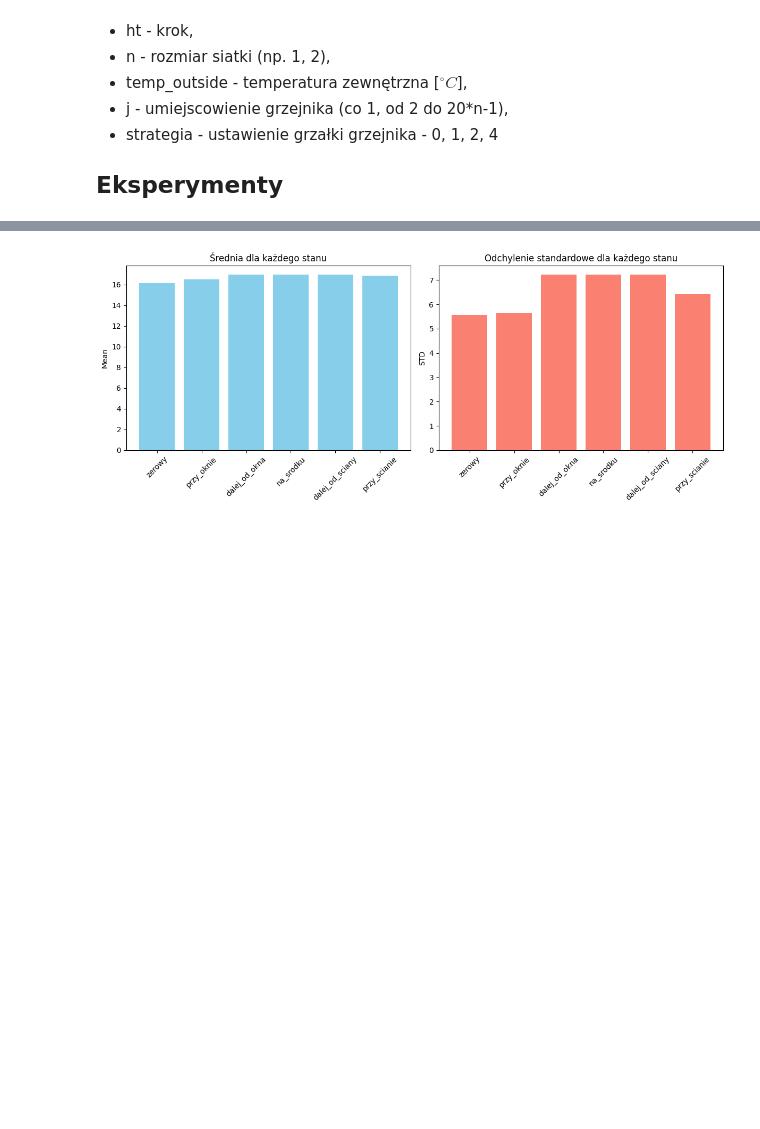
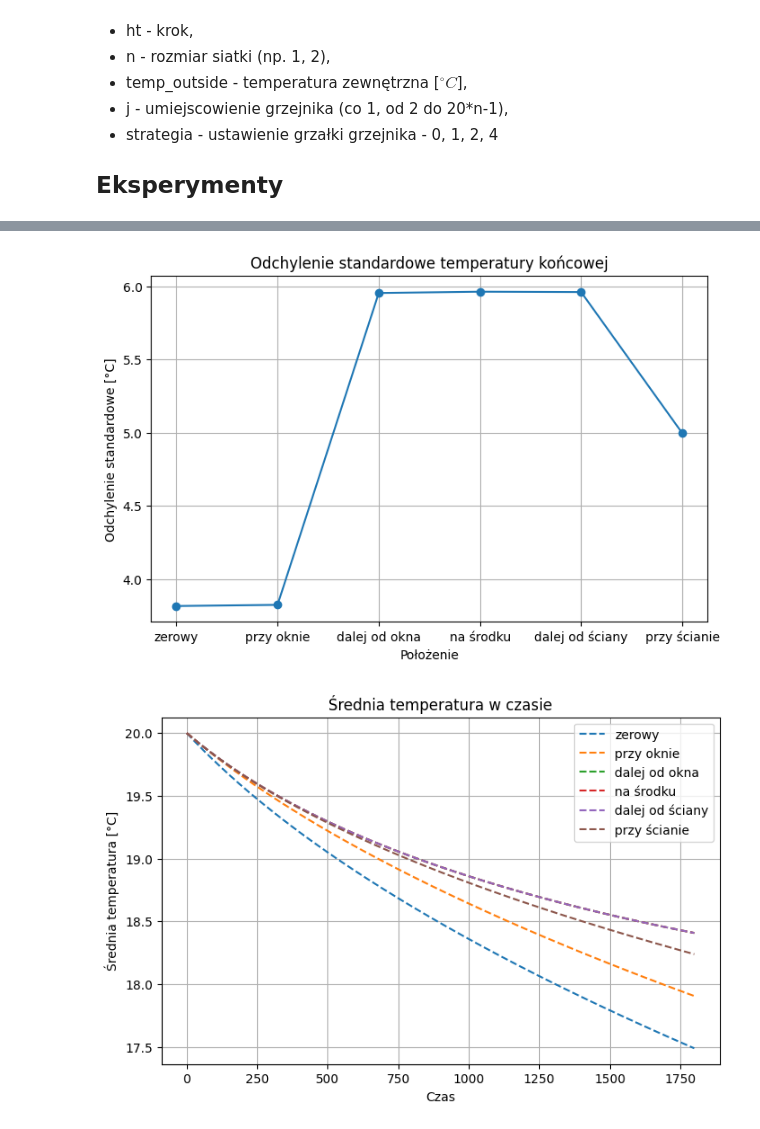
Before and after one commit to Gonieeg/MODDET_projekt, a Jupyter notebook: notebooks/problem1_eksperymenty.ipynb, the cells around one changed output, grey strips where cells are left out. Saved outputs shown, nothing was run; the diff lists cells and outputs as text; code cells hidden in the pictures; blank space fills up the shorter version.

```diff
--- a/notebooks/problem1_eksperymenty.ipynb
+++ b/notebooks/problem1_eksperymenty.ipynb
@@ -80,5 +74,32 @@ standard deviation:4.995042235865043
 #         dalej_od_okna=dalej_od_okna, na_srodku=na_srodku, dalej_od_sciany=dalej_od_sciany, przy_scianie=przy_scianie)
 # %%
 wszystkie = [zerowy, przy_oknie, dalej_od_okna, na_srodku, dalej_od_sciany, przy_scianie]
+
+
+odleglosci = ["zerowy", "przy oknie", "dalej od okna", "na środku", "dalej od ściany", "przy ścianie"]
+
+std_koncowe = [w[2] for w in wszystkie]
+
+plt.figure(figsize=(8, 5))
+plt.plot(odleglosci, std_koncowe, marker="o")
+plt.title("Odchylenie standardowe temperatury końcowej")
+plt.ylabel("Odchylenie standardowe [°C]")
+plt.xlabel("Położenie")
+plt.grid(True)
+plt.show()
+
+plt.figure(figsize=(8, 5))
+
+for w, label in zip(wszystkie, odleglosci):
+    plt.plot(range(len(w[1])), w[1], label=label, linestyle="--")
+
+plt.title("Średnia temperatura w czasie")
+plt.ylabel("Średnia temperatura [°C]")
+plt.xlabel("Czas")
+plt.legend()
+plt.grid(True)
+
+plt.show()
 # %% [output]
-[figure, old version]
+[figure, new version]
+[figure, added]
```
Also changed, not shown: parts of 6 cells of this notebook, 4 other files.
